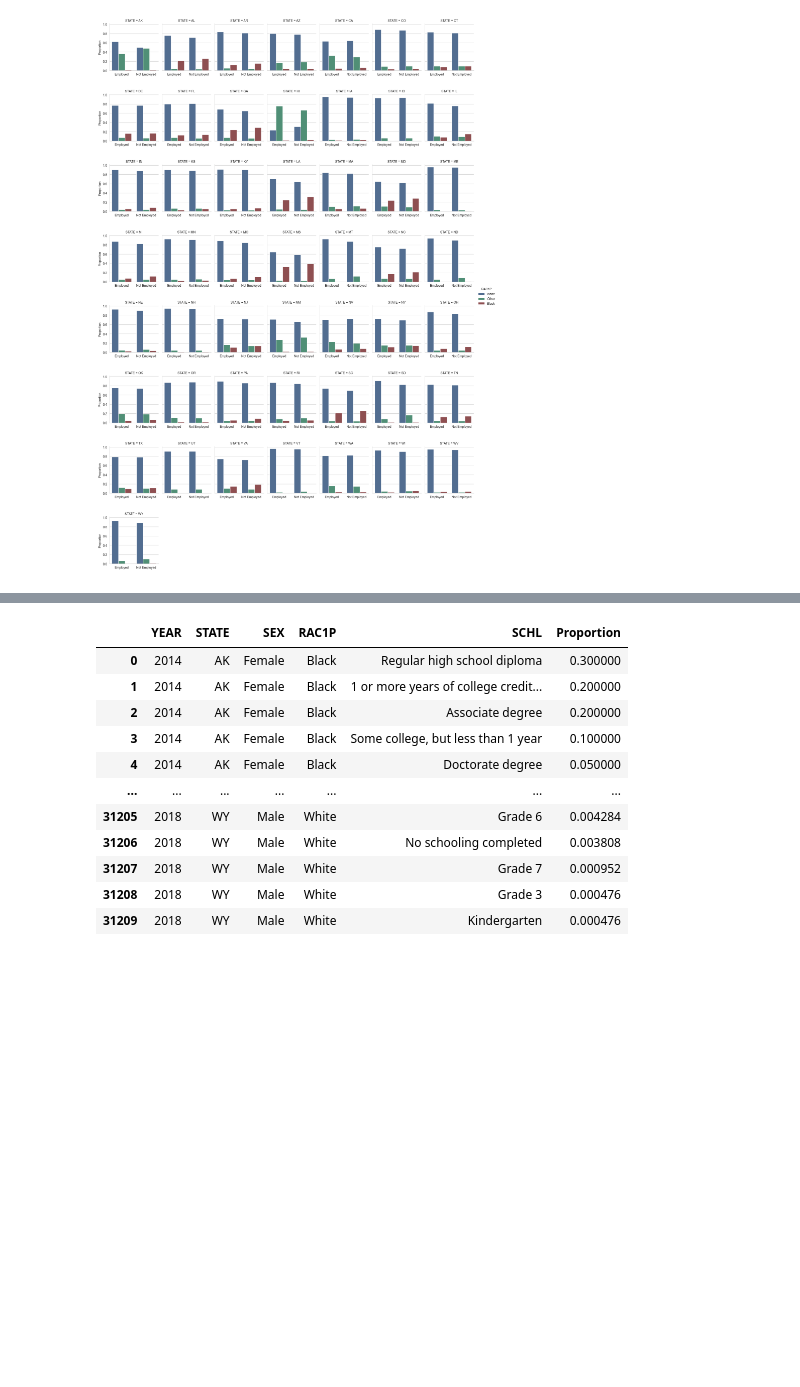
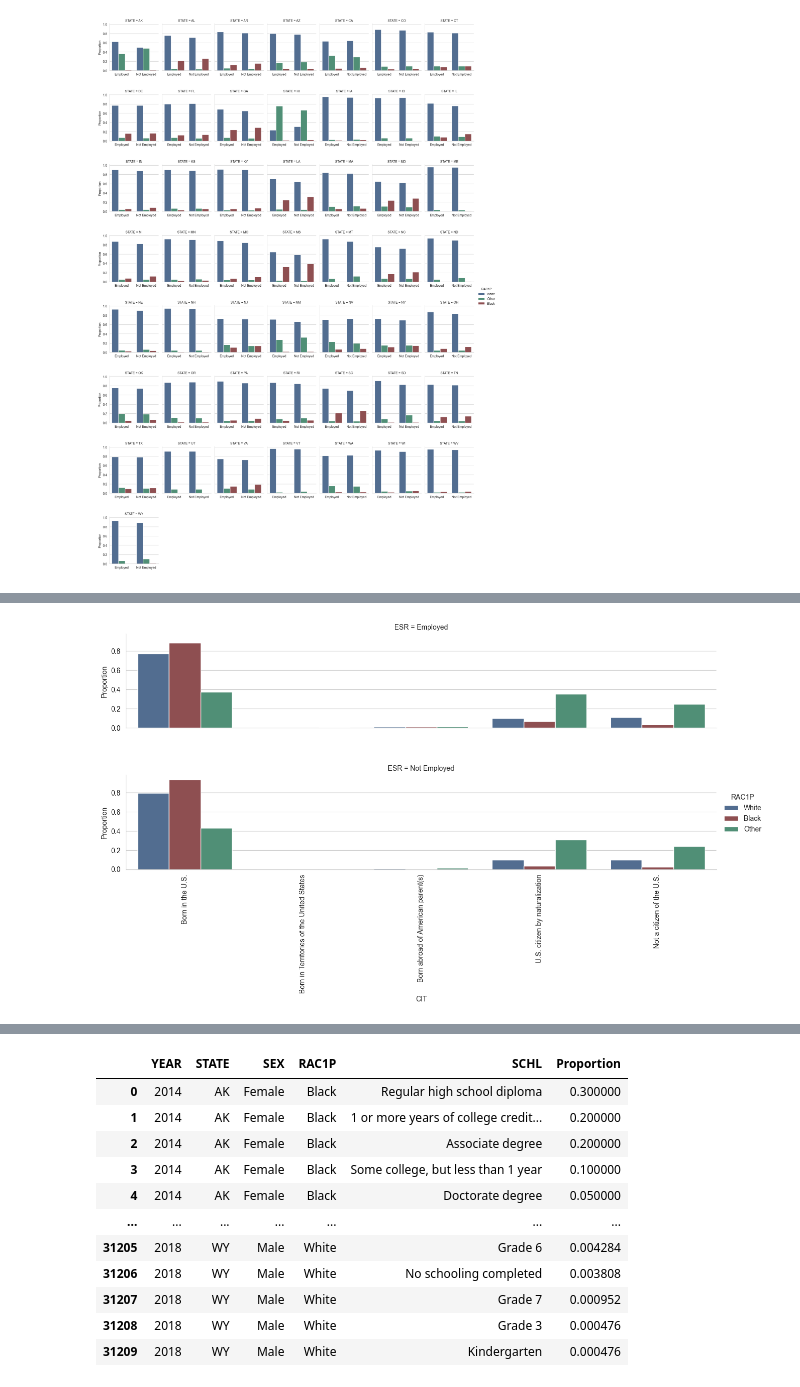
Before and after one commit to SaraBonati/fair_ml_thesis, a Jupyter notebook: notebooks/figures.ipynb, the cells around one changed output, grey strips where cells are left out. Drawn from its saved outputs; the diff is of its cells as text; code cells hidden in the pictures; blank space fills up the shorter version.

Commit message:
add citizenship figures

```diff
--- a/notebooks/figures.ipynb
+++ b/notebooks/figures.ipynb
@@ -260,3 +269,15 @@ for ax in g.axes:
 plt.savefig(os.path.join(fdir,task,f'new_ESR_distribution_dependent_on_RAC1P_{task}_{y}.pdf'),format='pdf',dpi=300)
 # %% [output]
 [figure]
+# %%
+# citizenship
+CIT = {1:"Born in the U.S.",
+2:"Born in Territories of the United States",
+3:"Born abroad of American parent(s)",
+4:"U.S. citizen by naturalization",
+5:"Not a citizen of the U.S."
+}
+df1['CIT'] = df1['CIT'].map(CIT)
+cit_df = df1.groupby(by=['YEAR','STATE','SEX','RAC1P'])['CIT'].value_counts(normalize=True).to_frame('Proportion')\
+    .reset_index()
+cit_df
@@ -262,0 +298,23 @@ plt.savefig(os.path.join(fdir,task,f'new_ESR_distribution_dependent_on_RAC1P_{ta
+# %%
+cit_df_race = df1.groupby(by=['YEAR','STATE','ESR','RAC1P'])['CIT'].value_counts(normalize=True).to_frame\
+    ('Proportion')\
+    .reset_index()
+
+
+g = sns.catplot(data=cit_df_race[(cit_df_race['YEAR']==2014)&(cit_df_race['STATE'].isin(['CA']))],
+                x="CIT",
+                y='Proportion',
+                hue="RAC1P",
+                row='ESR',
+                order=[ "Born in the U.S.",
+                        "Born in Territories of the United States",
+                        "Born abroad of American parent(s)",
+                        "U.S. citizen by naturalization",
+                        "Not a citizen of the U.S."],
+                hue_order=['White','Black','Other'],palette={'White':'#476C9B','Black':'#984447',
+                                                                  'Other':'#469978'},
+            kind='bar', errorbar=None, aspect=2.5)
+plt.xticks(rotation=90)
+plt.subplots_adjust(bottom=0.5,hspace=0.5)
+# %% [output]
+[figure, added]
```
Also changed, not shown: parts of 8 cells of this notebook.
